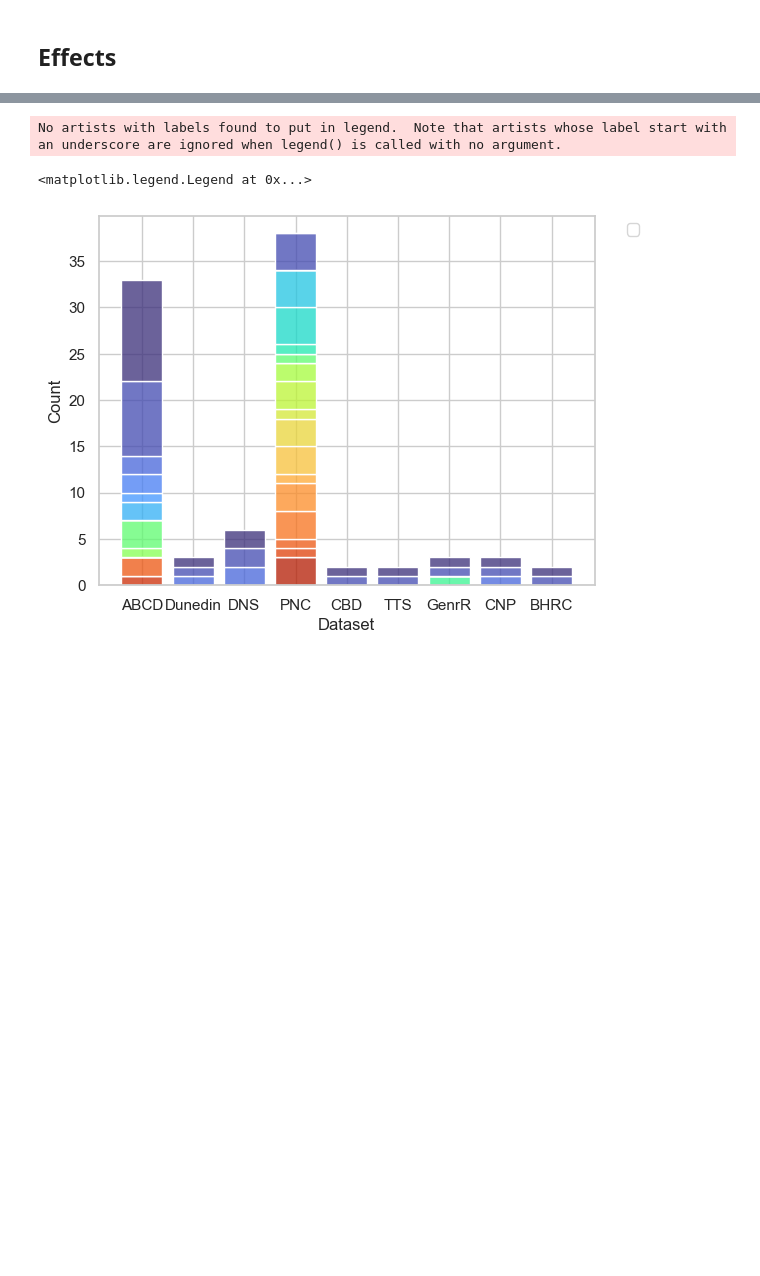
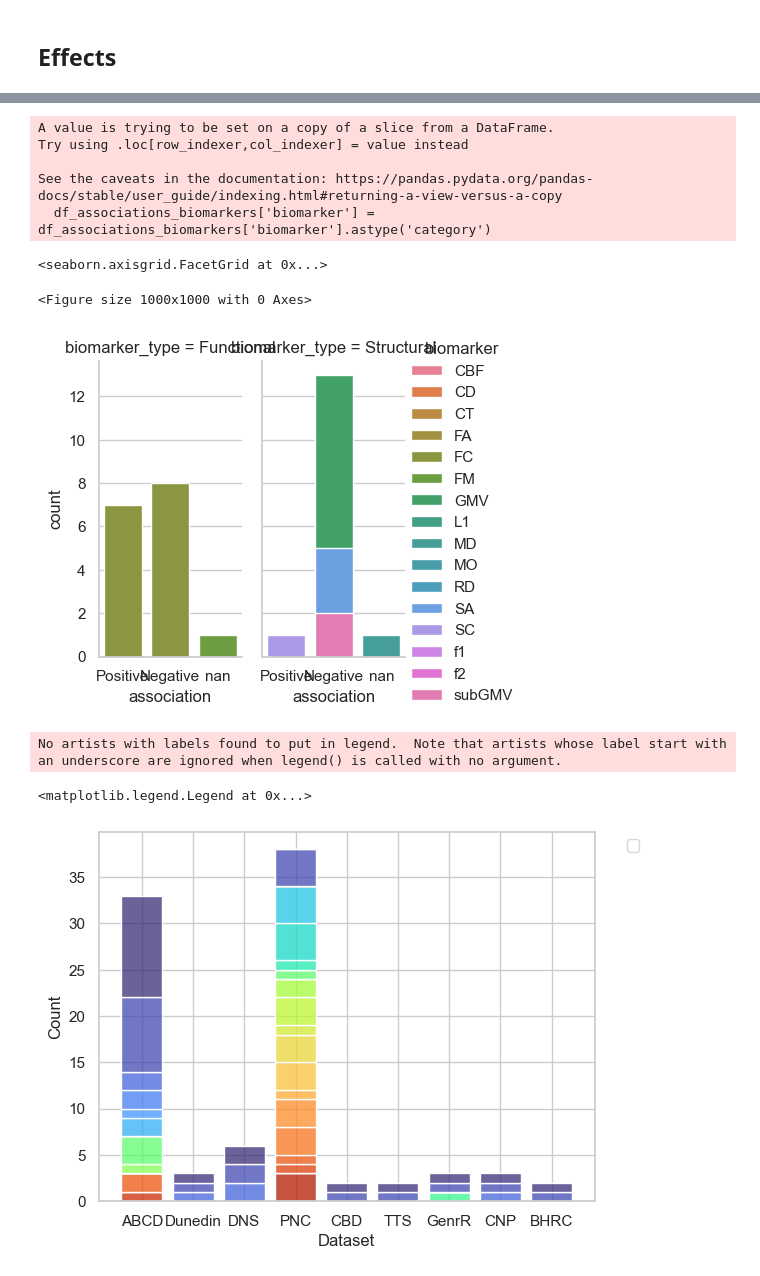
Before and after one commit to victoris93/p_factor_review, a Jupyter notebook: data_extraction.ipynb, the cells around one changed output, grey strips where cells are left out. Cells and saved outputs as stored; diff of their text form; code cells hidden in the pictures; blank space fills up the shorter version.

```diff
--- a/data_extraction.ipynb
+++ b/data_extraction.ipynb
@@ -216,3 +243,22 @@ ValueError: Could not interpret value `sex` for `col`. An entry with this name d
+# %%
+df_associations_biomarkers['biomarker'] = df_associations_biomarkers['biomarker'].astype('category')
+# change figure size
+plt.figure(figsize=(10, 10))
+sns.set_theme(style="whitegrid")
+g = sns.FacetGrid(df_associations_biomarkers, col="biomarker_type", hue = "biomarker", height=4, aspect=.5)
+g.map(sns.countplot, "association").add_legend()
+#sns.histplot(data=df_associations_biomarkers, x="asso", hue="association", multiple="stack", shrink=.8, palette=['#0000fe', '#ff0000', '#495057'])
+#plt.xlabel('Biomarker Type')
+#plt.legend(title='Association', labels=['Negative','Positive', 'NULL'])
+# %% [output]
+A value is trying to be set on a copy of a slice from a DataFrame.
+Try using .loc[row_indexer,col_indexer] = value instead
+
+See the caveats in the documentation: https://pandas.pydata.org/pandas-docs/stable/user_guide/indexing.html#returning-a-view-versus-a-copy
+  df_associations_biomarkers['biomarker'] = df_associations_biomarkers['biomarker'].astype('category')
+<seaborn.axisgrid.FacetGrid at 0x...>
+<Figure size 1000x1000 with 0 Axes>
+[figure, added]
 # %%
 df_datasets = expanded_df.drop_duplicates(subset=['citation', 'dataset', 'p_factor_dims'])
 # remove rows with nans in p_factor_dims
```
Also changed, not shown: parts of 11 cells of this notebook.
